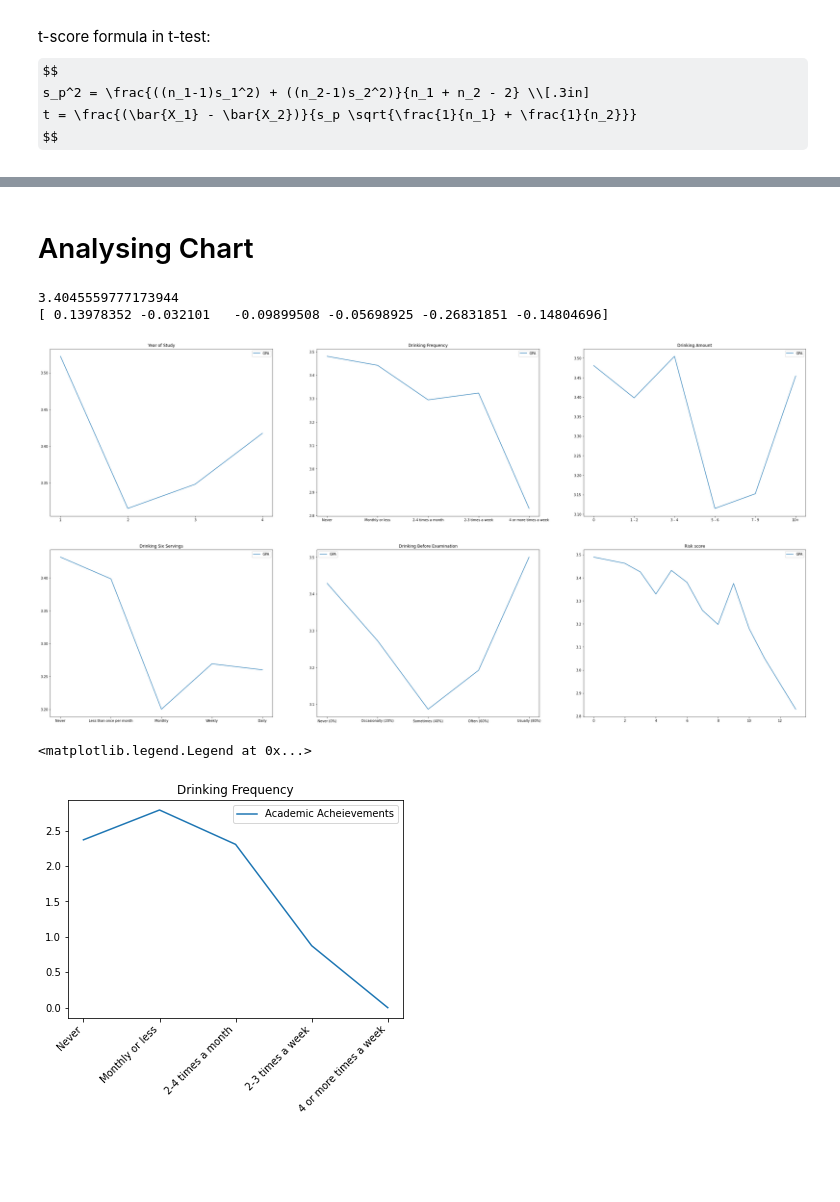
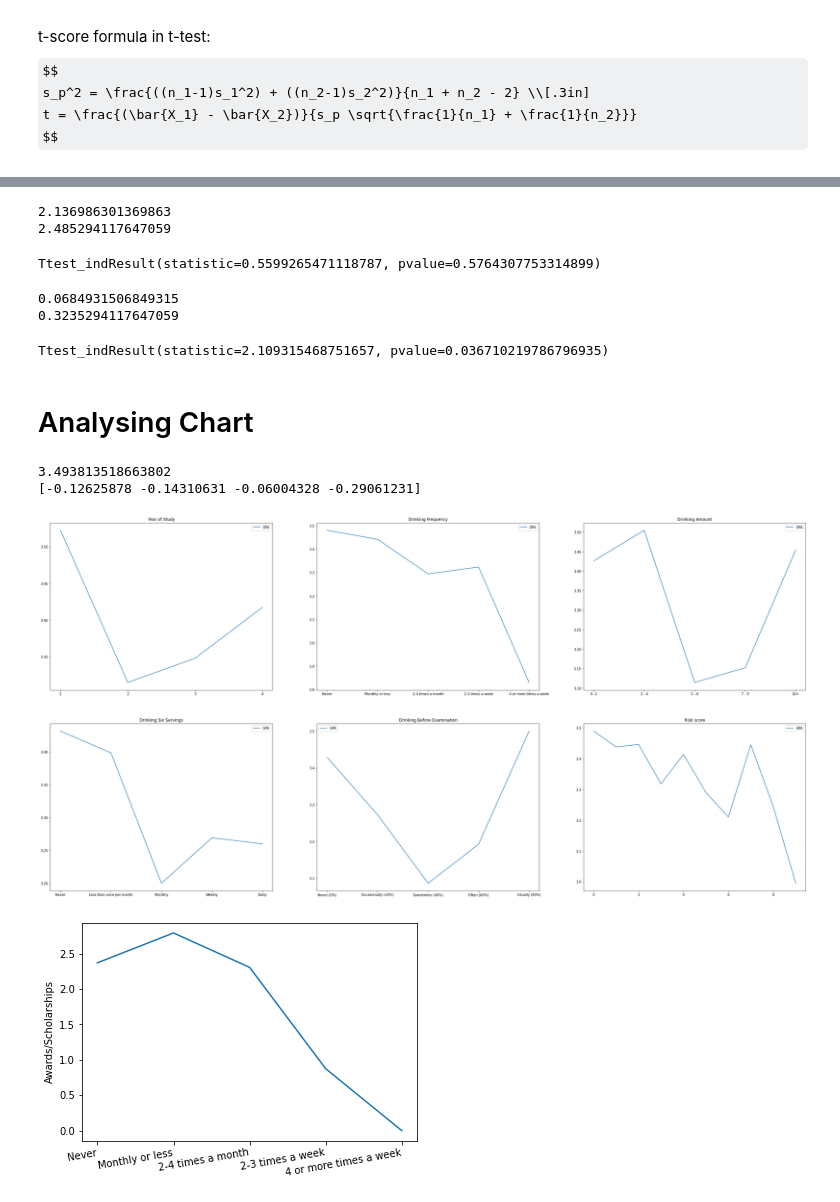
Before and after one commit to nicktanryo/gecc-fyp, a Jupyter notebook: analysis.ipynb, the cells around one changed output, grey strips where cells are left out. Drawn from its saved outputs; the diff is of its cells as text; code cells hidden in the pictures; some formulas as TeX source; blank space fills up the shorter version.

Commit message:
update result

```diff
--- a/analysis.ipynb
+++ b/analysis.ipynb
@@ -245,18 +282,16 @@ df_groupby_occasions
 # Calculating Risk Factor
 # %%
 def classification_drinking_consumption_amount_score(serving):
-    if serving == 0:
+    if serving <= 2:
         return 0
-    elif serving <= 2:
+    elif serving <= 4:
         return 1
-    elif serving <= 4:
+    elif serving <= 6:
         return 2
-    elif serving <= 6:
+    elif serving <= 9:
         return 3
-    elif serving <= 9:
+    else:
         return 4
-    else:
-        return 5
 
 
 def classification_drinking_frequency_score(frequency):
@@ -295,7 +330,7 @@ def classification_drinking_frequency_before_examination_score(frequency):
     return classification[frequency]
 
 def classification_risk_score_category(score):
-    if score <= 3:
+    if score < 3:
         return "Non Risk"
     else:
         return "Risk"
@@ -315,10 +350,10 @@ df_quantified = df_quantified.assign(drinking_frequency_score=df_quantified.drin
 df_quantified = df_quantified.assign(drinking_frequency_six_servings_score=df_quantified.drinking_frequency_six_servings.apply(classification_drinking_frequency_six_servings_score))
 df_quantified = df_quantified.assign(drinking_frequency_before_examination_score=df_quantified.drinking_frequency_before_examination.apply(classification_drinking_frequency_before_examination_score))
 df_quantified = df_quantified.assign(
-    risk_score=(df_quantified.drinking_consumption_amount_score +
+    audit_score=(df_quantified.drinking_consumption_amount_score +
                 df_quantified.drinking_frequency_score +
-                df_quantified.drinking_frequency_six_servings_score +
-                df_quantified.drinking_frequency_before_examination_score
+                df_quantified.drinking_frequency_six_servings_score
+                # df_quantified.drinking_frequency_before_examination_score
     )
 )
 # %%
@@ -356,4 +396,4 @@ attribute_correlation.loc[row_corr, col_corr]
 # %%
-df_quantified = df_quantified.assign(risk_score_category=df_quantified.risk_score.apply(classification_risk_score_category))
-df_quantified.groupby("risk_score_category").size().reset_index()
+df_quantified = df_quantified.assign(audit_score_category=df_quantified.audit_score.apply(classification_risk_score_category))
+df_quantified.groupby("audit_score_category").size().reset_index()
 # %% [output]
@@ -455,15 +437,37 @@ p-value = 0.678143
+# %%
+print(df_risk_drinker["academic_achievements"].mean())
+print(df_non_risk_drinker["academic_achievements"].mean())
+# %% [output]
+2.136986301369863
+2.485294117647059
+# %%
+awards_scholarships_mean_risk_category = ttest_ind(df_non_risk_drinker['academic_achievements'], df_risk_drinker['academic_achievements'])
+awards_scholarships_mean_risk_category
+# %% [output]
+Ttest_indResult(statistic=0.5599265471118787, pvalue=0.5764307753314899)
+# %%
+print(df_risk_drinker["professional_examinations"].mean())
+print(df_non_risk_drinker["professional_examinations"].mean())
+# %% [output]
+0.0684931506849315
+0.3235294117647059
+# %%
+professional_examinations_mean_risk_category = ttest_ind(df_non_risk_drinker['professional_examinations'], df_risk_drinker['professional_examinations'])
+professional_examinations_mean_risk_category
+# %% [output]
+Ttest_indResult(statistic=2.109315468751657, pvalue=0.036710219786796935)
 # %% [markdown]
 # Analysing Chart
 # %%
 regression_attribute = [
-    "year_of_study", "drinking_frequency_score", "drinking_consumption_amount_score", "drinking_frequency_six_servings_score", "drinking_frequency_before_examination_score", "risk_score",
+    "year_of_study", "drinking_frequency_score", "drinking_consumption_amount_score", "drinking_frequency_six_servings_score", "drinking_frequency_before_examination_score", "audit_score",
     "gpa", "activity_1", "activity_2", "academic_achievements", "professional_examinations"
 ]
 
 df_quantified_regression = df_quantified[regression_attribute]
 df_quantified_normalized = (df_quantified_regression - df_quantified_regression.min()) / (df_quantified_regression.max() - df_quantified_regression.min())
 
-x_columns = ["year_of_study", "drinking_frequency_score", "drinking_consumption_amount_score", "drinking_frequency_six_servings_score", "drinking_frequency_before_examination_score", "risk_score"]
+x_columns = ["drinking_frequency_score", "drinking_consumption_amount_score", "drinking_frequency_six_servings_score", "drinking_frequency_before_examination_score"]
 
 # gpa
 linear_regression_gpa = linear_model.LinearRegression()
@@ -499,8 +503,7 @@ plt.legend()
 gpa_group_by_amount = df_quantified[["drinking_consumption_amount_score", "gpa"]].groupby("drinking_consumption_amount_score").mean().reset_index()
 plt_amount = plt.subplot(2, 3, 3)
 plt_amount = plt.plot([
-    "0",
-    "1 - 2",
+    "0- 2",
     "3 - 4",
     "5 - 6",
     "7 - 9",
@@ -536,33 +539,34 @@ plt.title("Drinking Before Examination")
 plt.legend()
 
 # Risk score
-gpa_group_by_risk_score = df_quantified[["risk_score", "gpa"]].groupby("risk_score").mean().reset_index()
+gpa_group_by_risk_score = df_quantified[["audit_score", "gpa"]].groupby("audit_score").mean().reset_index()
 plt_risk_score = plt.subplot(2, 3, 6)
-plt_risk_score = plt.plot(gpa_group_by_risk_score["risk_score"], gpa_group_by_risk_score["gpa"], label="GPA")
+plt_risk_score = plt.plot(gpa_group_by_risk_score["audit_score"], gpa_group_by_risk_score["gpa"], label="GPA")
 plt.title("Risk score")
 plt.legend()
 
 plt.show()
 # %% [output]
-3.4045559777173944
-[ 0.13978352 -0.032101   -0.09899508 -0.05698925 -0.26831851 -0.14804696]
+3.493813518663802
+[-0.12625878 -0.14310631 -0.06004328 -0.29061231]
-[figure, old version]
+[figure, new version]
 # %%
 academic_acheievements_group_by_freq = df_quantified[["drinking_frequency_score", "academic_achievements"]].groupby("drinking_frequency_score").mean().reset_index()
 
 plt.plot([
     "Never",
     "Monthly or less",
     "2-4 times a month",
     "2-3 times a week",
     "4 or more times a week"
 ], academic_acheievements_group_by_freq["academic_achievements"], label="Academic Acheievements")
-plt.title("Drinking Frequency")
-plt.xticks(rotation=45, ha="right")
-plt.legend()
+# plt.xlabel("Drinking Frequency")
+plt.ylabel("Awards/Scholarships")
+plt.xticks(rotation=10, ha="right")
+plt.savefig('out-aa.png', dpi=300)
+# plt.legend()
 # %% [output]
-<matplotlib.legend.Legend at 0x...>
-[figure, old version]
+[figure, new version]
 # %%
 professional_examinations_group_by_freq = df_quantified[["drinking_frequency_score", "professional_examinations"]].groupby("drinking_frequency_score").mean().reset_index()
 plt.plot([
```
Also changed, not shown: parts of 25 cells of this notebook, 9 other files.
